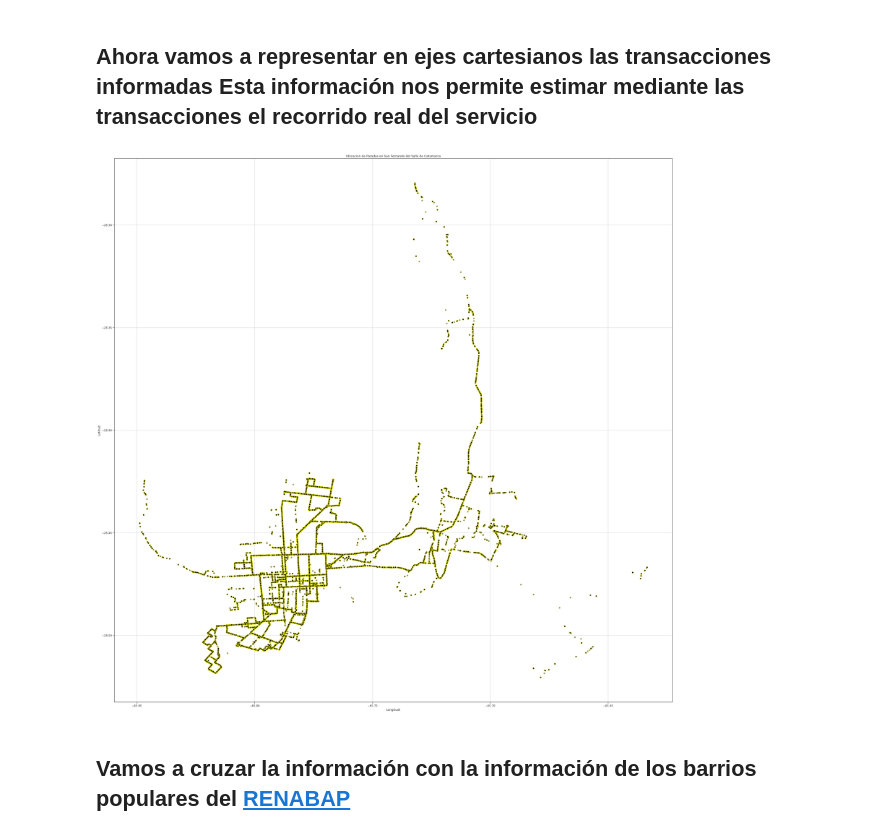
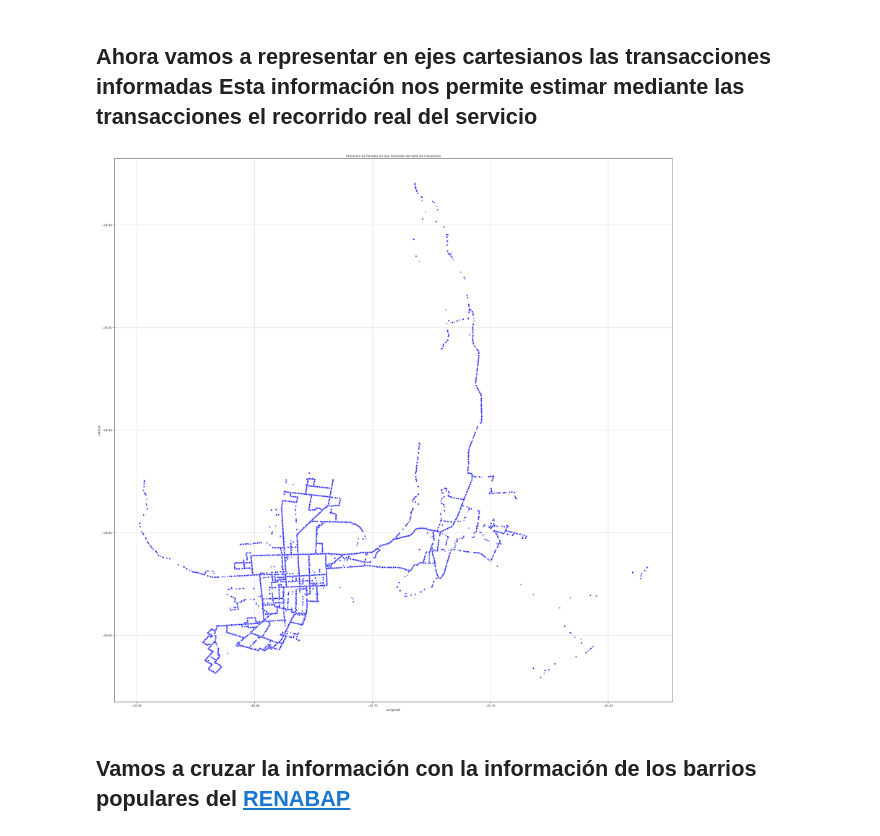
Before and after one commit to sebasruggero/analisis_transporte_catamarca, a Jupyter notebook: Análisis_Catamarca.ipynb, the cells around one changed output. Cells and saved outputs as stored; diff of their text form; code cells hidden in the pictures.

```diff
--- a/Análisis_Catamarca.ipynb
+++ b/Análisis_Catamarca.ipynb
@@ -200,25 +200,21 @@ mapa
 # %%
 ## Graficamos las paradas en un eje cartesiano
 
 ## Definimos el area del grafico
 plt.figure(figsize=(40,40), dpi=80)
 
 ## Generamos los datos del mapa
-mapa = plt.scatter( df.LONGITUDE,
-            df.LATITUDE,
-            c="black",
-            edgecolors="yellow",
-            alpha=0.5)
+mapa = plt.scatter( df.LONGITUDE,df.LATITUDE, c="blue", edgecolors="white",alpha=0.5)
 ## ostramos la grilla y las etiquetas
 plt.grid()
 plt.xlabel('Longitud)')
 plt.ylabel('Latitud')
 plt.title('Ubicacion de Paradas en San Fernando del Valle de Catamarca')
 
 ## Mostramos el mapa
 plt.show(mapa)
 # %% [output]
-[figure, old version]
+[figure, new version]
 # %% [markdown]
 ## Vamos a cruzar la información con la información de los barrios populares del [RENABAP](https://https://www.argentina.gob.ar/desarrollosocial/renabap/mapa)
 # %%
```
Also changed, not shown: parts of 1 cell of this notebook.
